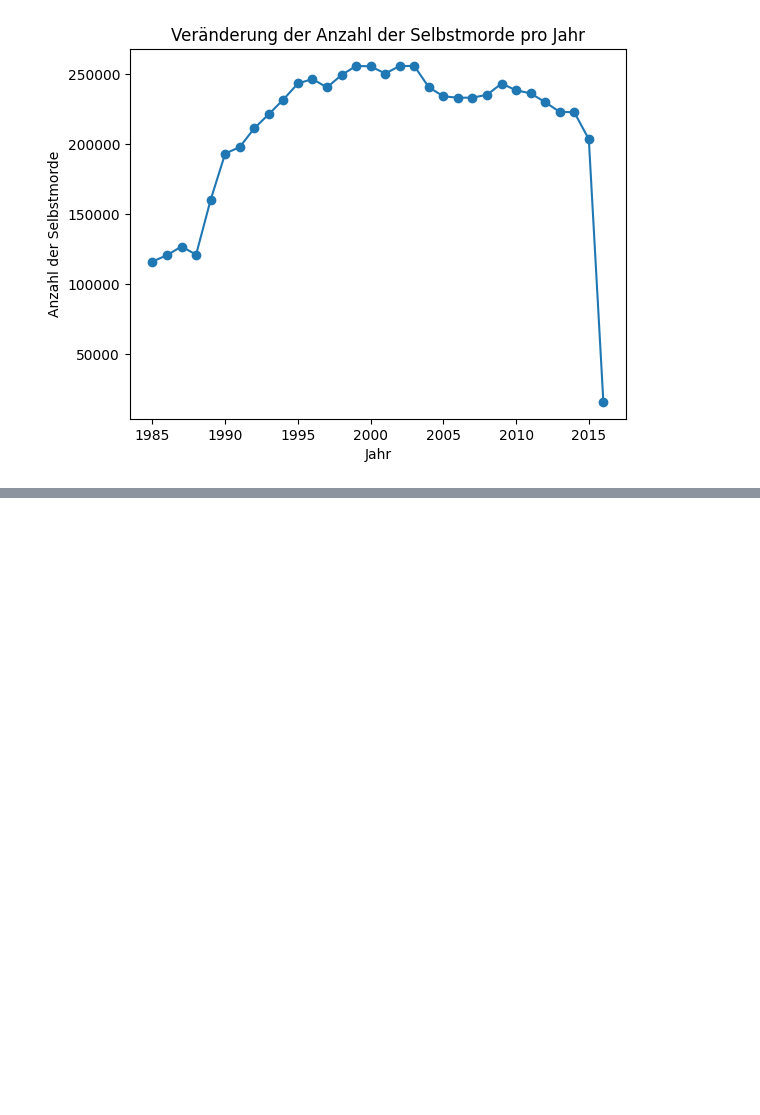
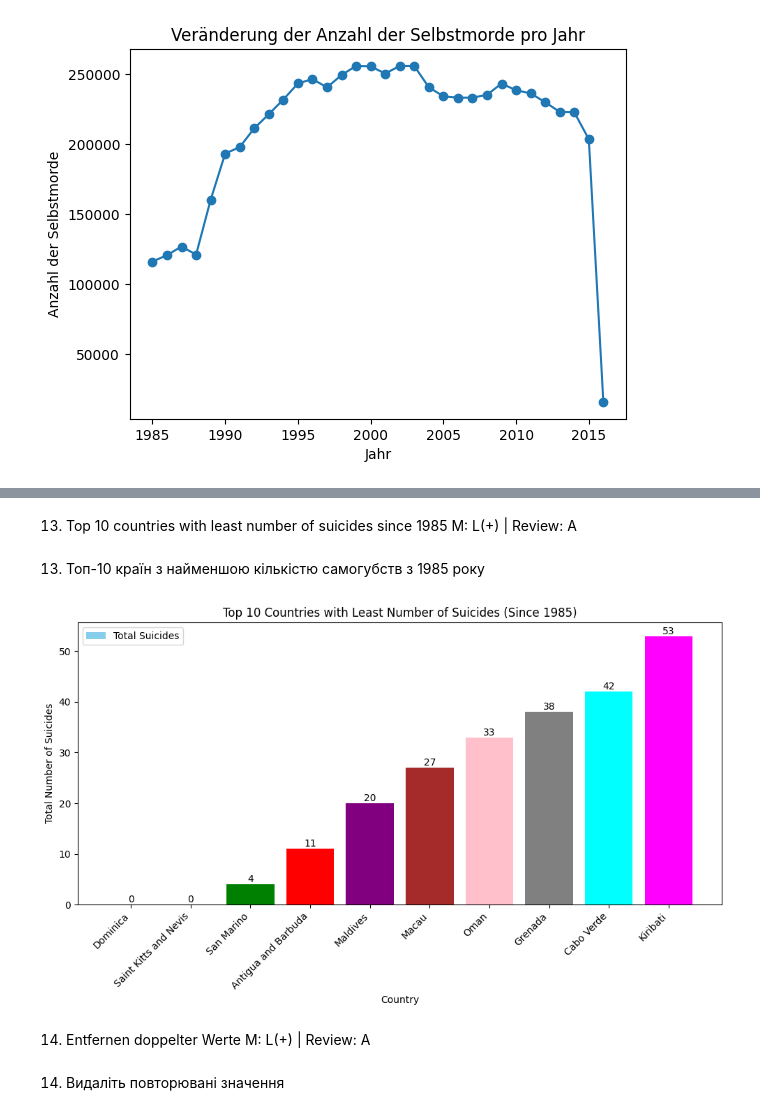
Before and after one commit to Liud4ik/AgilesDataProjekt, a Jupyter notebook: Master.ipynb, the cells around one changed output, grey strips where cells are left out. Drawn from its saved outputs; the diff is of its cells as text; code cells hidden in the pictures; blank space fills up the shorter version.

```diff
--- a/Master.ipynb
+++ b/Master.ipynb
@@ -277,0 +347,42 @@ plt.show()
+# %% [markdown]
+13.	Top 10 countries with least number of suicides since 1985 M: L(+) | Review: A
+# %% [markdown]
+13. Топ-10 країн з найменшою кількістю самогубств з 1985 року
+# %%
+# Filter data for the years since 1985
+filtered_data = master_data[master_data['year'] >= 1985]
+
+# Group data by country and sum the number of suicides for each country
+suicides_by_country = filtered_data.groupby('country')['suicides_no'].sum()
+
+# Get the top 10 countries with the least number of suicides
+bottom_10_countries = suicides_by_country.nsmallest(10)
+
+# Define a list of colors for each bar
+colors = ['skyblue', 'orange', 'green', 'red', 'purple', 'brown', 'pink', 'gray', 'cyan', 'magenta']
+
+# Plotting the bar chart with different colors for each bar
+plt.figure(figsize=(10, 6))
+bars = plt.bar(bottom_10_countries.index, bottom_10_countries.values, color=colors, label='Total Suicides')
+
+plt.title('Top 10 Countries with Least Number of Suicides (Since 1985)')
+plt.xlabel('Country')
+plt.ylabel('Total Number of Suicides')
+plt.xticks(rotation=45, ha='right')
+
+# Adding legend
+plt.legend()
+
+# Display the values on top of the bars
+for bar in bars:
+    yval = bar.get_height()
+    plt.text(bar.get_x() + bar.get_width()/2, yval, round(yval), ha='center', va='bottom')
+
+plt.tight_layout()
+plt.show()
+# %% [output]
+[figure, added]
+# %% [markdown]
+14.	Entfernen doppelter Werte  M: L(+) | Review: A
+# %% [markdown]
+14. Видаліть повторювані значення
```
Also changed, not shown: parts of 36 cells of this notebook, 1 other file.
